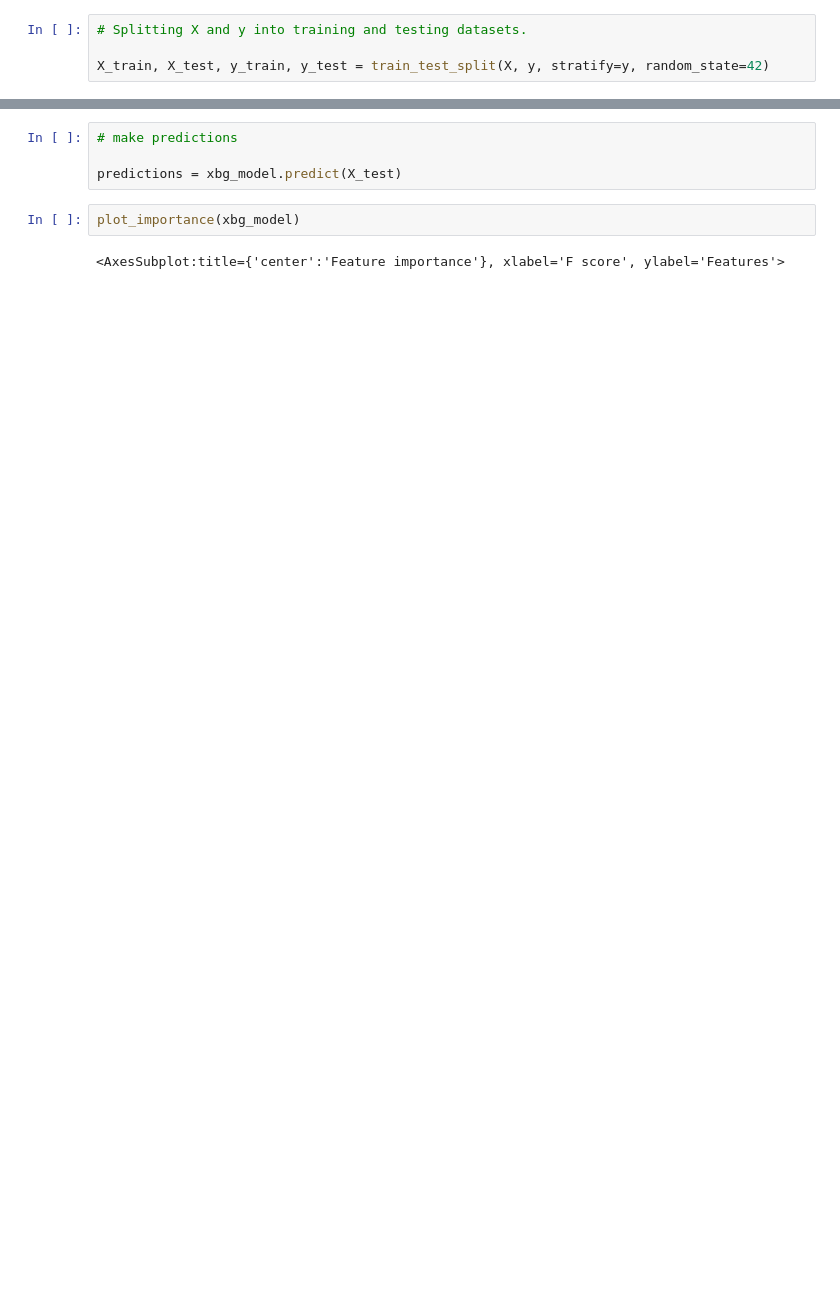
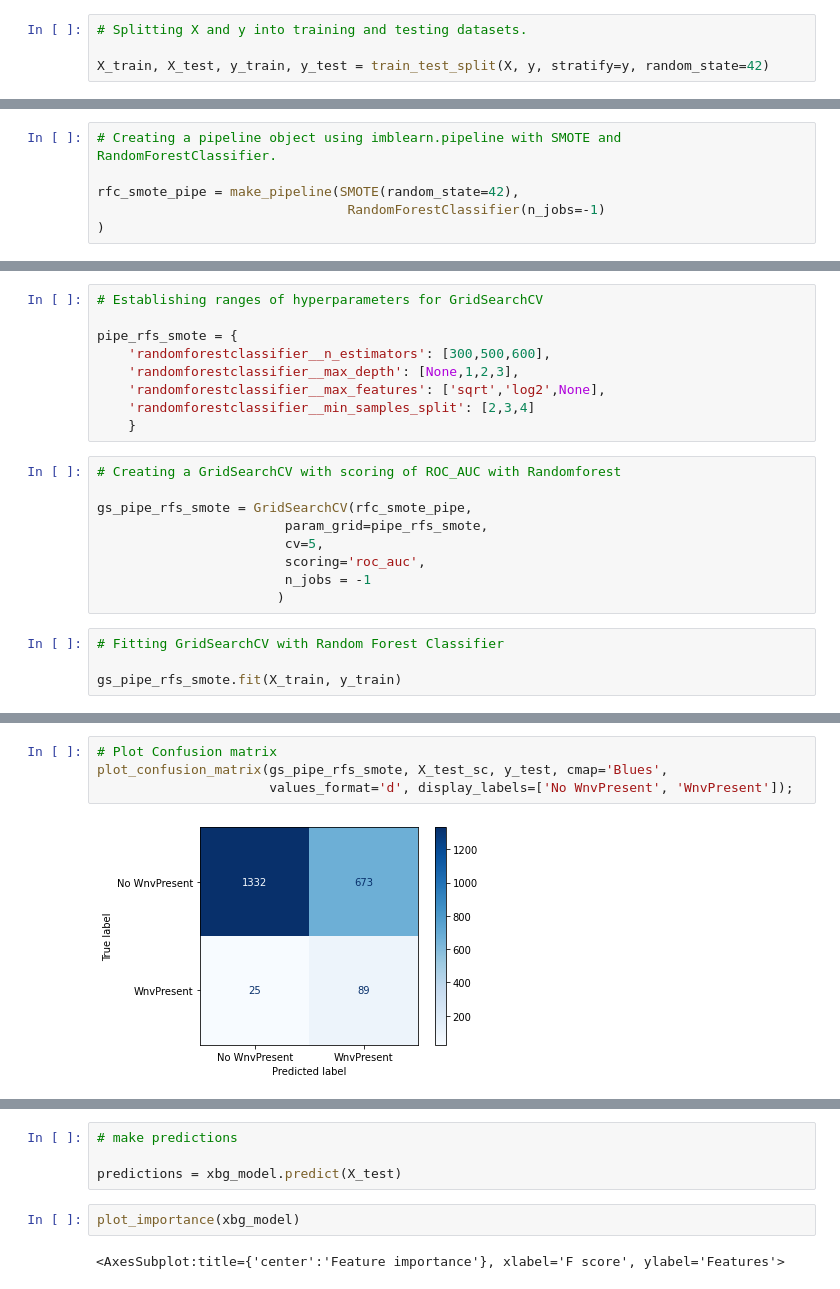
Before and after one commit to msamhz/GA-Project_4, a Jupyter notebook: code/2_Modelling.ipynb, the cells around one changed output, grey strips where cells are left out. Saved outputs shown, nothing was run; the diff lists cells and outputs as text; blank space fills up the shorter version.

```diff
--- a/code/2_Modelling.ipynb
+++ b/code/2_Modelling.ipynb
@@ -133,0 +327,6 @@ Name: wnvpresent, dtype: float64
+# %%
+# Creating a pipeline object using imblearn.pipeline with SMOTE and RandomForestClassifier.
+
+rfc_smote_pipe = make_pipeline(SMOTE(random_state=42),
+                                RandomForestClassifier(n_jobs=-1)
+)
@@ -133,0 +353,22 @@ Name: wnvpresent, dtype: float64
+# %%
+# Establishing ranges of hyperparameters for GridSearchCV
+
+pipe_rfs_smote = {
+    'randomforestclassifier__n_estimators': [300,500,600],
+    'randomforestclassifier__max_depth': [None,1,2,3],
+    'randomforestclassifier__max_features': ['sqrt','log2',None],
+    'randomforestclassifier__min_samples_split': [2,3,4]
+    }
+# %%
+# Creating a GridSearchCV with scoring of ROC_AUC with Randomforest
+
+gs_pipe_rfs_smote = GridSearchCV(rfc_smote_pipe,
+                        param_grid=pipe_rfs_smote,
+                        cv=5,
+                        scoring='roc_auc',
+                        n_jobs = -1
+                       )
+# %%
+# Fitting GridSearchCV with Random Forest Classifier
+
+gs_pipe_rfs_smote.fit(X_train, y_train)
@@ -133,0 +396,6 @@ Name: wnvpresent, dtype: float64
+# %%
+# Plot Confusion matrix
+plot_confusion_matrix(gs_pipe_rfs_smote, X_test_sc, y_test, cmap='Blues',
+                      values_format='d', display_labels=['No WnvPresent', 'WnvPresent']);
+# %% [output]
+[figure, added]
```
Also changed, not shown: parts of 63 cells of this notebook.
